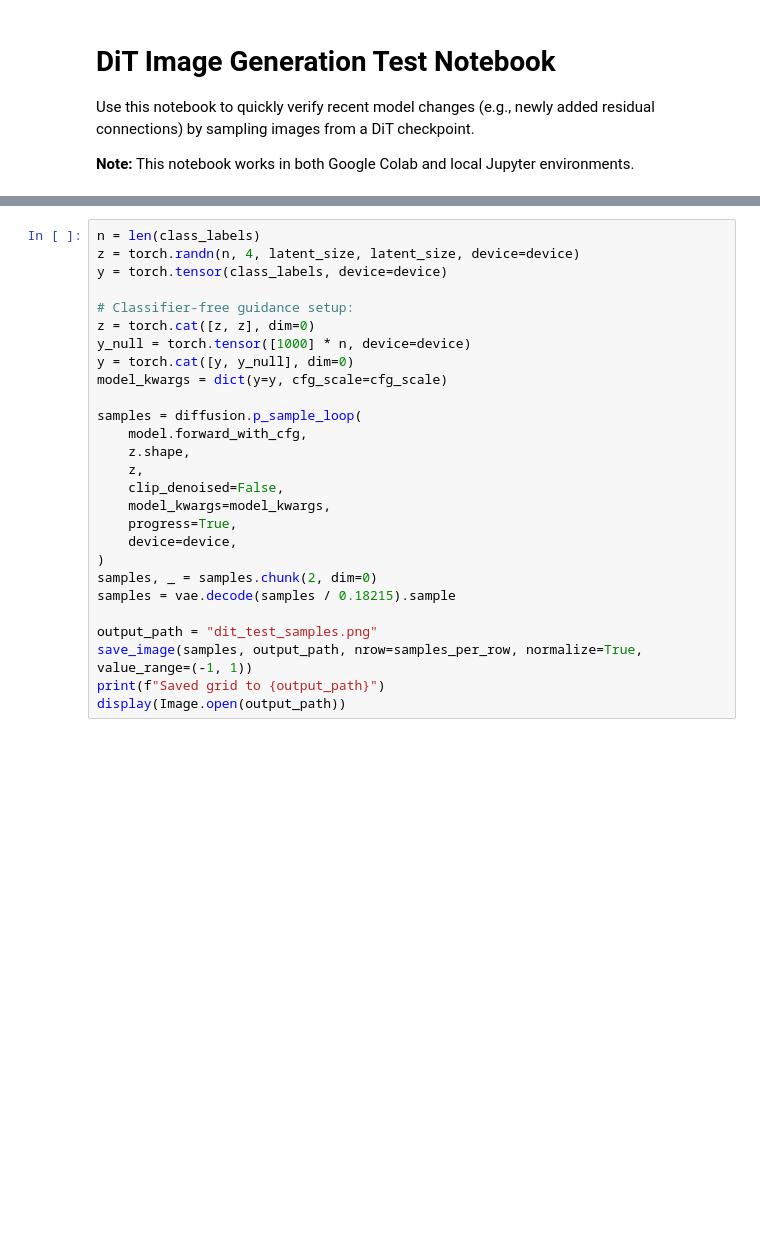
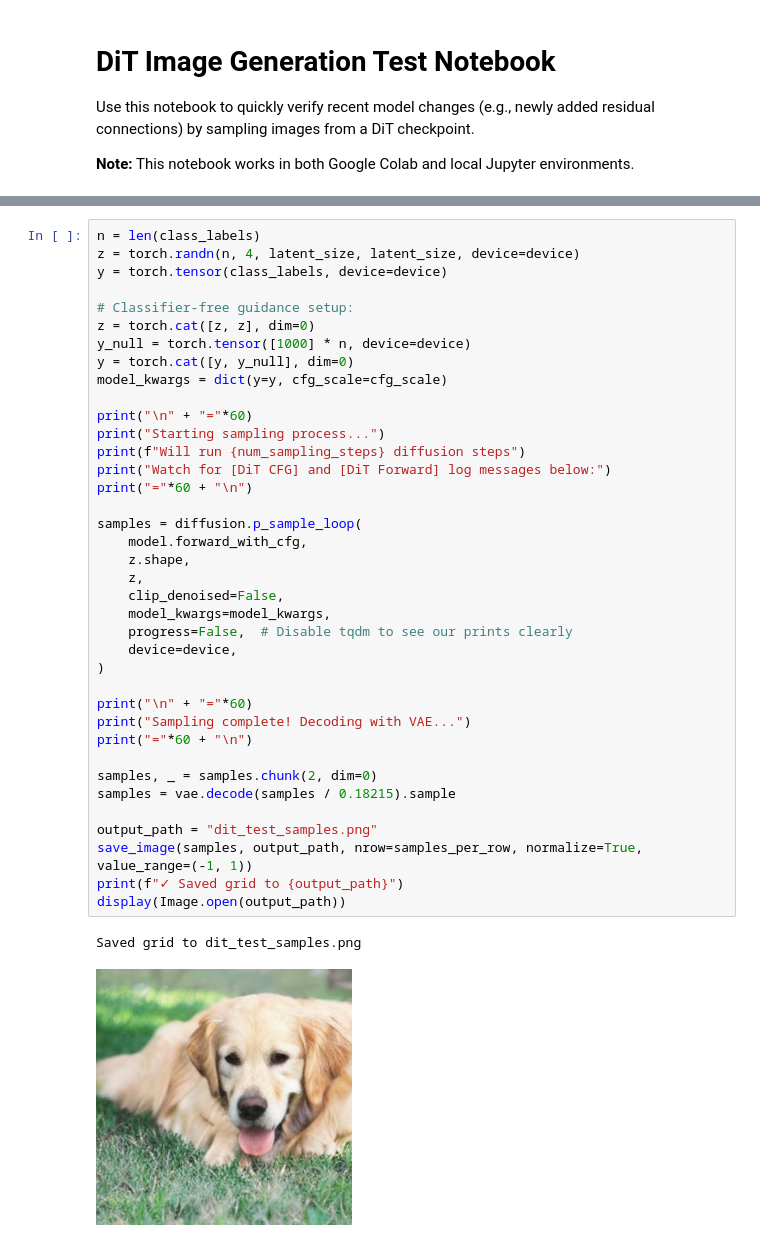
Before and after one commit to mrmc-speco/DiT, a Jupyter notebook: DiT_image_test.ipynb, the cells around one changed output, grey strips where cells are left out. Saved outputs shown, nothing was run; the diff lists cells and outputs as text; blank space fills up the shorter version.

```diff
--- a/DiT_image_test.ipynb
+++ b/DiT_image_test.ipynb
@@ -97,27 +106,41 @@ vae = AutoencoderKL.from_pretrained(f"stabilityai/sd-vae-ft-{vae_variant}").to(d
 # %%
 n = len(class_labels)
 z = torch.randn(n, 4, latent_size, latent_size, device=device)
 y = torch.tensor(class_labels, device=device)
 
 # Classifier-free guidance setup:
 z = torch.cat([z, z], dim=0)
 y_null = torch.tensor([1000] * n, device=device)
 y = torch.cat([y, y_null], dim=0)
 model_kwargs = dict(y=y, cfg_scale=cfg_scale)
 
+print("\n" + "="*60)
+print("Starting sampling process...")
+print(f"Will run {num_sampling_steps} diffusion steps")
+print("Watch for [DiT CFG] and [DiT Forward] log messages below:")
+print("="*60 + "\n")
+
 samples = diffusion.p_sample_loop(
     model.forward_with_cfg,
     z.shape,
     z,
     clip_denoised=False,
     model_kwargs=model_kwargs,
-    progress=True,
+    progress=False,  # Disable tqdm to see our prints clearly
     device=device,
 )
+
+print("\n" + "="*60)
+print("Sampling complete! Decoding with VAE...")
+print("="*60 + "\n")
+
 samples, _ = samples.chunk(2, dim=0)
 samples = vae.decode(samples / 0.18215).sample
 
 output_path = "dit_test_samples.png"
 save_image(samples, output_path, nrow=samples_per_row, normalize=True, value_range=(-1, 1))
-print(f"Saved grid to {output_path}")
+print(f"✓ Saved grid to {output_path}")
 display(Image.open(output_path))
+# %% [output]
+Saved grid to dit_test_samples.png
+[figure, added]
```
Also changed, not shown: parts of 2 cells of this notebook, 1 other file.
